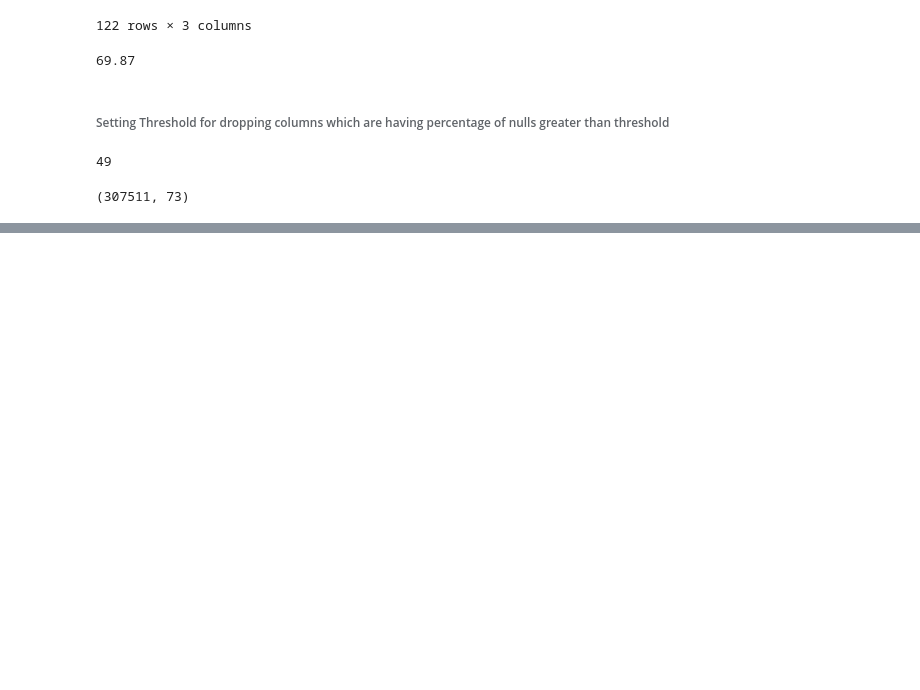
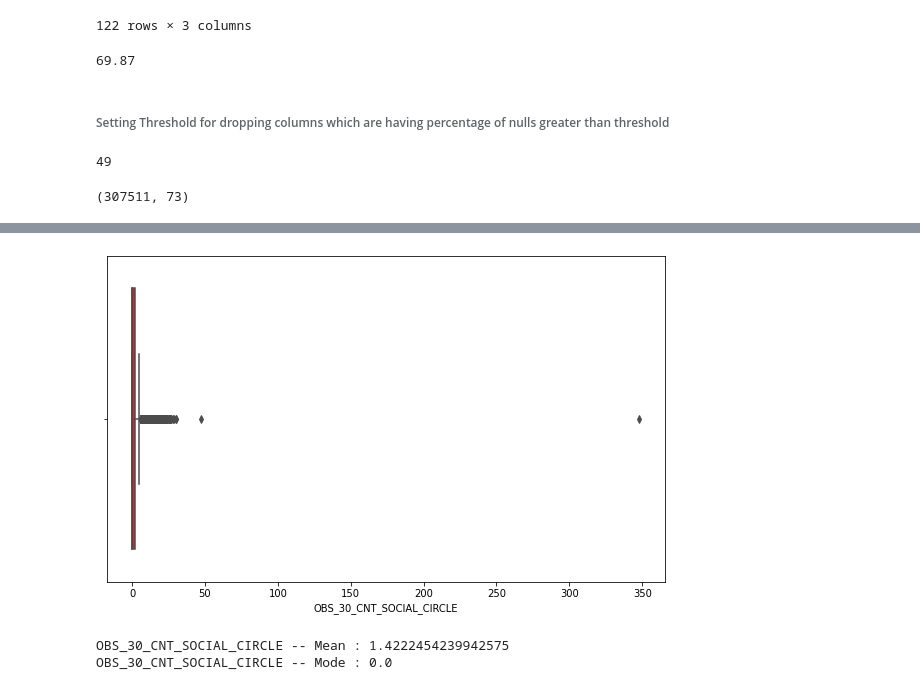
Before and after one commit to ameyabits/UPGrad, a Jupyter notebook: CaseStudy/Bank Loan Case Study/Notebooks/ApplicationData.ipynb, the cells around one changed output, grey strips where cells are left out. Cells and saved outputs as stored; diff of their text form; code cells hidden in the pictures; blank space fills up the shorter version.

```diff
--- a/CaseStudy/Bank Loan Case Study/Notebooks/ApplicationData.ipynb
+++ b/CaseStudy/Bank Loan Case Study/Notebooks/ApplicationData.ipynb
@@ -140,0 +329,12 @@ Bank_AppData_DF.shape
+# %%
+plt.figure(figsize=(10,6))
+sns.boxplot(Bank_AppData_DF['OBS_30_CNT_SOCIAL_CIRCLE'],color='red')
+plt.show()
+# %% [output]
+[figure, added]
+# %%
+print('OBS_30_CNT_SOCIAL_CIRCLE -- Mean :', Bank_AppData_DF['OBS_30_CNT_SOCIAL_CIRCLE'].mean())
+print('OBS_30_CNT_SOCIAL_CIRCLE -- Mode :',Bank_AppData_DF['OBS_30_CNT_SOCIAL_CIRCLE'].mode()[0])
+# %% [output]
+OBS_30_CNT_SOCIAL_CIRCLE -- Mean : 1.4222454239942575
+OBS_30_CNT_SOCIAL_CIRCLE -- Mode : 0.0
```
Also changed, not shown: parts of 40 cells of this notebook, 1 other file.
